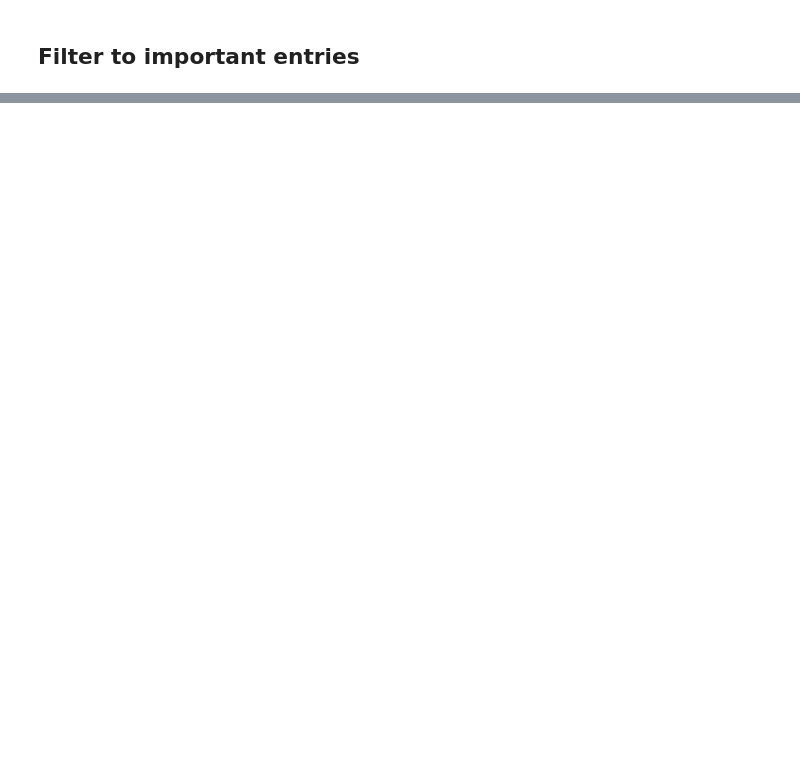
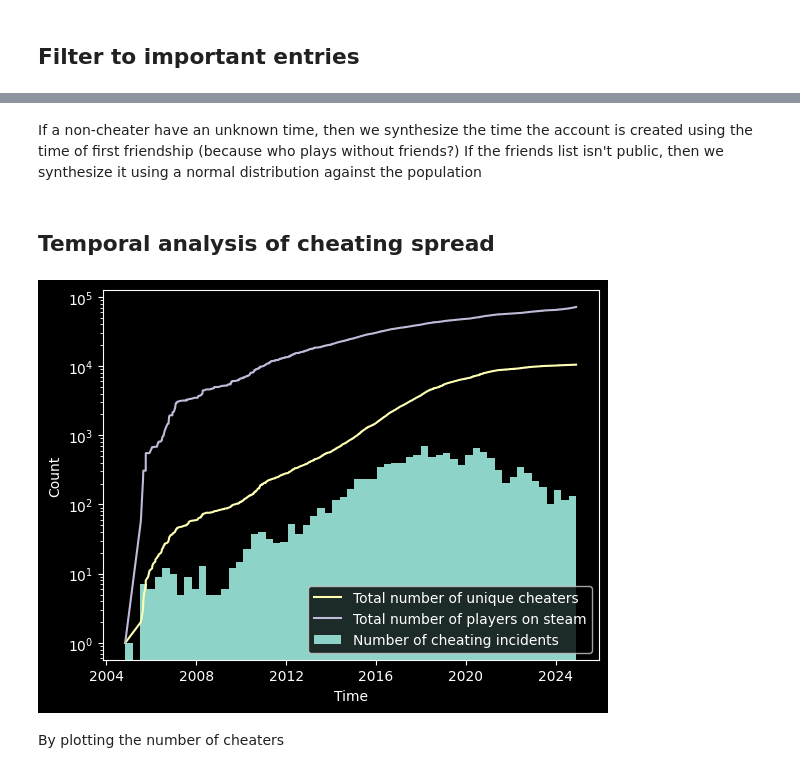
Before and after one commit to Aryyt/steam_cheater_network_analysis, a Jupyter notebook: BloomsWorkspace.ipynb, the cells around one changed output, grey strips where cells are left out. Saved outputs shown, nothing was run; the diff lists cells and outputs as text; code cells hidden in the pictures; blank space fills up the shorter version.

```diff
--- a/BloomsWorkspace.ipynb
+++ b/BloomsWorkspace.ipynb
@@ -41,10 +92,4 @@ data = fullData.loc[
 # %%
-from datetime import date, datetime, timedelta
-from math import isnan
-
-from pandas import Series, Timedelta
-
-
 DEFAULT_AVATAR = (
     "https://avatars.steamstatic.com/fef49e7fa7e1997310d705b2a6158ff8dc1cdfeb.jpg"
 )
@@ -56,7 +101,6 @@ data["MisdemenourCount"] = (
     + data["EconomyBan"].apply(lambda b: 1 if b else 0)
 )
 
-
 # Doesn't account for people who doesn't publicize the info
 data["ActiveAfterBan"] = data["recentlyPlayed"].apply(
     lambda d: d.get("total_count", 0) > 0
@@ -66,9 +110,9 @@ data["HasDefaultAvatar"] = data["avatar"] == DEFAULT_AVATAR
 data["WeWereBadButNowWereGood"] = data["DaysSinceLastBan"] > 365
 
 currentTimestamp = datetime.now()
-data["LastBanTime"] = data["DaysSinceLastBan"].apply(
-    lambda d: (currentTimestamp - timedelta(d)).timestamp() if d > 0 else None
-)
+data["LastBanTime"] = data.apply(
+    lambda x: (currentTimestamp - timedelta(x["DaysSinceLastBan"])).timestamp() if (x["NumberOfVACBans"] + x["NumberOfGameBans"]) else None #type:ignore
+    , axis = 1)
 
 data["averageTimeBetweenBans"] = (
     (data["LastBanTime"] - data["timecreated"])
@@ -80,3 +124,10 @@ data["EstimatedFirstBan"] = data["LastBanTime"] - data["averageTimeBetweenBans"]
 )
 
 data["nextBanTime"] = data["LastBanTime"] + data["averageTimeBetweenBans"]
+
+# First time is the creation time
+# Any subsequent times are ban times
+data["synthesizedTimes"] = data.apply(lambda x : estimatedBans(x), axis = 1)
+data["timecreated"] = data.apply(lambda x : x["synthesizedTimes"][0] if len(x["synthesizedTimes"]) > 0 else None, axis = 1) #type:ignore
+
+data["EstimatedBanTimes"] = data.apply(lambda x : x["synthesizedTimes"][1:] if len(x["synthesizedTimes"]) > 0 else [], axis=1)
@@ -84,0 +138,3 @@ KeyError: ''
+# %% [markdown]
+If a non-cheater have an unknown time, then we synthesize the time the account is created using the time of first friendship (because who plays without friends?)
+If the friends list isn't public, then we synthesize it using a normal distribution against the population
@@ -84,0 +179,56 @@ KeyError: ''
+# %% [markdown]
+## Temporal analysis of cheating spread
+# %%
+
+
+from sys import exception
+from matplotlib import legend
+import matplotlib.pyplot as plt
+
+cheatingIncidents = []
+firstCheatingTimes= []
+
+uniqueCheaters = set()
+numUniqueCheaters = []
+numPlayers = []
+
+count = 0
+
+for i, e in data.sort_values("timecreated").iterrows():
+    count+=1
+    steamId = i
+    banTimes  = e["EstimatedBanTimes"]
+
+    for t in banTimes:
+        cheatingIncidents.append((t, i))
+        numPlayers.append(count)
+
+    if(len(banTimes) == 0):
+        continue
+
+    firstCheatingTimes.append(banTimes[0])
+
+
+cheatingIncidents.sort(key = lambda x : x[0])
+
+
+cheatingTimes = []
+for t in cheatingIncidents:
+    cheatingTimes.append(datetime.fromtimestamp(t[0]))
+    uniqueCheaters.add(t[1])
+    numUniqueCheaters.append(len(uniqueCheaters))
+
+
+
+plt.hist(cheatingTimes, log=True, bins="auto")
+
+plt.xlabel("Time")
+plt.ylabel("Count")
+plt.plot(cheatingTimes,numUniqueCheaters)
+plt.plot(cheatingTimes,numPlayers)
+plt.legend(["Total number of unique cheaters", "Total number of players on steam", "Number of cheating incidents"])
+plt.show()
+# %% [output]
+[figure, added]
+# %% [markdown]
+By plotting the number of cheaters
```
Also changed, not shown: parts of 7 cells of this notebook.
